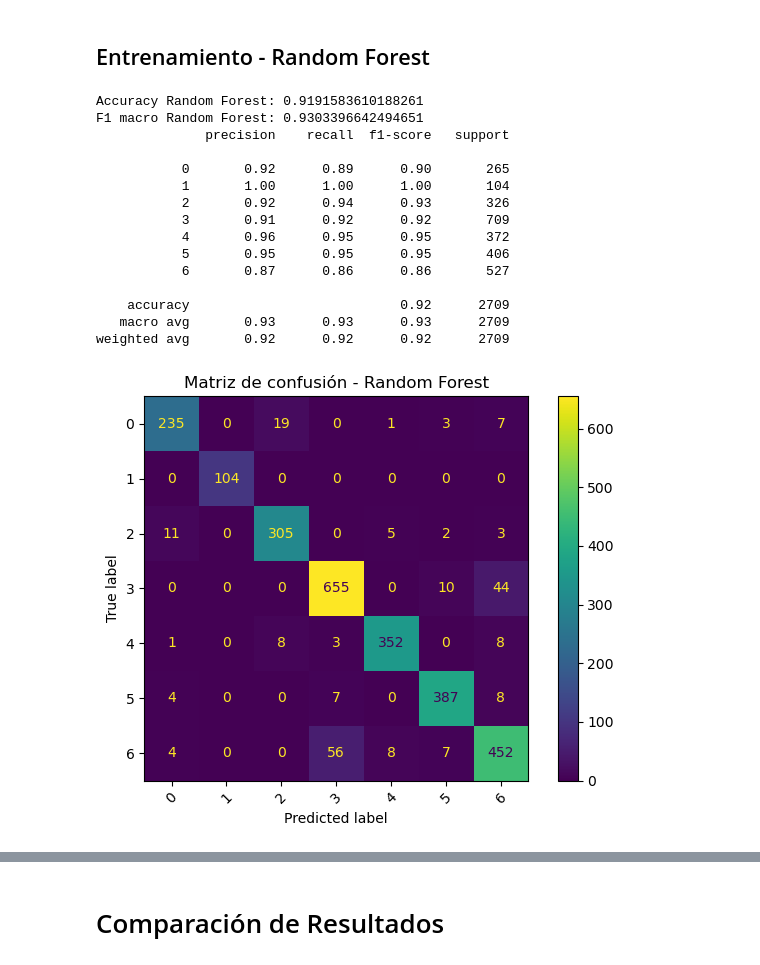
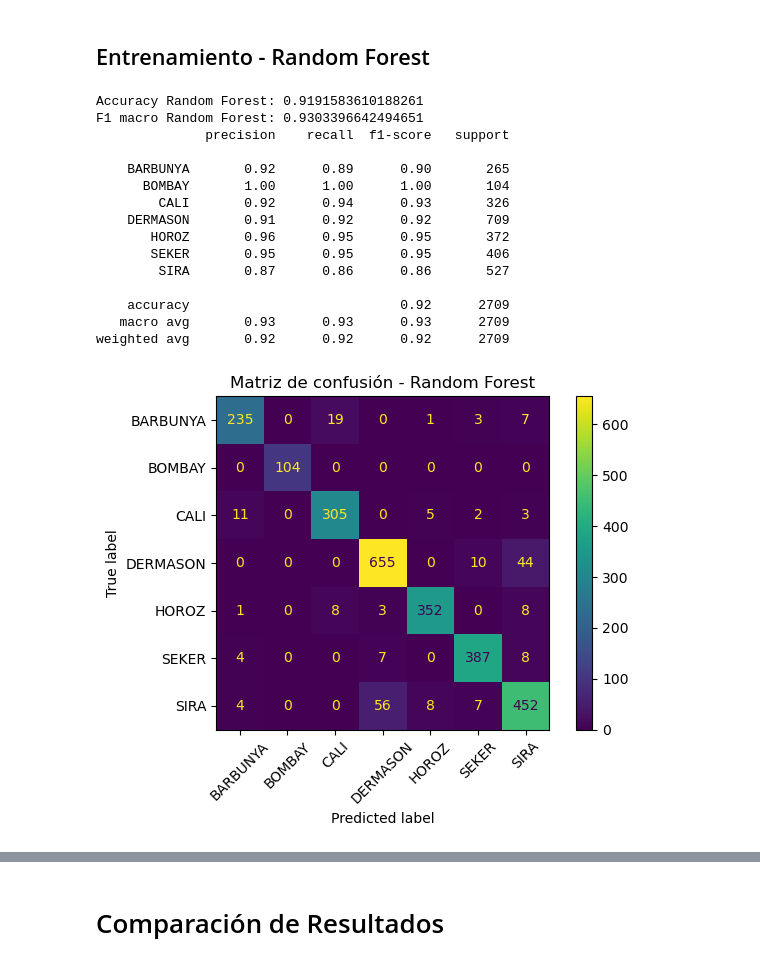
Before and after one commit to jmcajigas/Laboratorio-Dry-Bean-ML, a Jupyter notebook: notebooks/Training.ipynb, the cells around one changed output, grey strips where cells are left out. Cells and saved outputs as stored; diff of their text form; code cells hidden in the pictures.

```diff
--- a/notebooks/Training.ipynb
+++ b/notebooks/Training.ipynb
@@ -5,13 +5,8 @@ import pandas as pd
 import warnings
 warnings.filterwarnings("ignore")
 
-df = pd.read_csv(r'C:\Users\Arias\Downloads\LLMs\LLMs Project\Laboratorio-Dry-Bean-ML#\data\processed\dry_beans_clean.csv')
+df = pd.read_csv(r'C:\UAO\Gestion IA y DC\laboratorio_drybean_ml\data\processed\dry_beans_clean.csv')
 df.head()
 
 X = df.drop(columns="Class")
 y = df["Class"]
-
-# Diagnóstico
-print(f"Tipo de y: {y.dtype}")
-print(f"Valores únicos en y: {y.unique()}")
-print(f"Valores nulos: {y.isnull().sum()}")
@@ -54,14 +31,14 @@ baseline_model = Pipeline(steps=[
 ("scaler", StandardScaler()),
 ("classifier", LogisticRegression(max_iter=1000, random_state=42))
 ])
-baseline_model.fit(X_train, y_train_encoded)
+baseline_model.fit(X_train, y_train)
 
 y_pred_baseline = baseline_model.predict(X_test)
-accuracy_baseline = accuracy_score(y_test_encoded, y_pred_baseline)
-f1_baseline = f1_score(y_test_encoded, y_pred_baseline, average="macro")
+accuracy_baseline = accuracy_score(y_test, y_pred_baseline)
+f1_baseline = f1_score(y_test, y_pred_baseline, average="macro")
 print("Accuracy baseline:", accuracy_baseline)
 print("F1 macro baseline:", f1_baseline)
-print(classification_report(y_test_encoded, y_pred_baseline))
+print(classification_report(y_test, y_pred_baseline))
 # %% [output]
 Accuracy baseline: 0.9191583610188261
 F1 macro baseline: 0.9302365421734592
@@ -100,26 +77,26 @@ n_estimators=200,
 random_state=42,
 class_weight="balanced"
 )
-forest_model.fit(X_train, y_train_encoded)
+forest_model.fit(X_train, y_train)
 
 y_pred_forest = forest_model.predict(X_test)
-accuracy_forest = accuracy_score(y_test_encoded, y_pred_forest)
-f1_forest = f1_score(y_test_encoded, y_pred_forest, average="macro")
+accuracy_forest = accuracy_score(y_test, y_pred_forest)
+f1_forest = f1_score(y_test, y_pred_forest, average="macro")
 print("Accuracy Random Forest:", accuracy_forest)
 print("F1 macro Random Forest:", f1_forest)
-print(classification_report(y_test_encoded, y_pred_forest))
+print(classification_report(y_test, y_pred_forest))
 # %% [output]
 Accuracy Random Forest: 0.9191583610188261
 F1 macro Random Forest: 0.9303396642494651
               precision    recall  f1-score   support
 
-           0       0.92      0.89      0.90       265
-           1       1.00      1.00      1.00       104
-           2       0.92      0.94      0.93       326
-           3       0.91      0.92      0.92       709
-           4       0.96      0.95      0.95       372
-           5       0.95      0.95      0.95       406
-           6       0.87      0.86      0.86       527
+    BARBUNYA       0.92      0.89      0.90       265
+      BOMBAY       1.00      1.00      1.00       104
+        CALI       0.92      0.94      0.93       326
+    DERMASON       0.91      0.92      0.92       709
+       HOROZ       0.96      0.95      0.95       372
+       SEKER       0.95      0.95      0.95       406
+        SIRA       0.87      0.86      0.86       527
 
     accuracy                           0.92      2709
    macro avg       0.93      0.93      0.93      2709
@@ -127,12 +104,12 @@ weighted avg       0.92      0.92      0.92      2709
 # %%
 from sklearn.metrics import ConfusionMatrixDisplay
 ConfusionMatrixDisplay.from_predictions(
-y_test_encoded,
+y_test,
 y_pred_forest,
 xticks_rotation=45
 )
 plt.title("Matriz de confusión - Random Forest")
 plt.tight_layout()
 plt.show()
 # %% [output]
-[figure, old version]
+[figure, new version]
```
Also changed, not shown: parts of 8 cells of this notebook, 1 other file.
